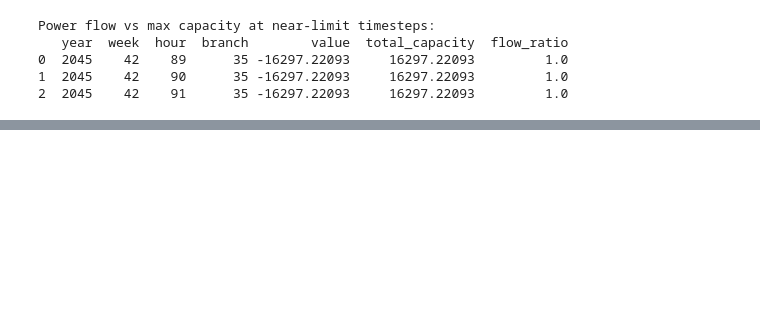
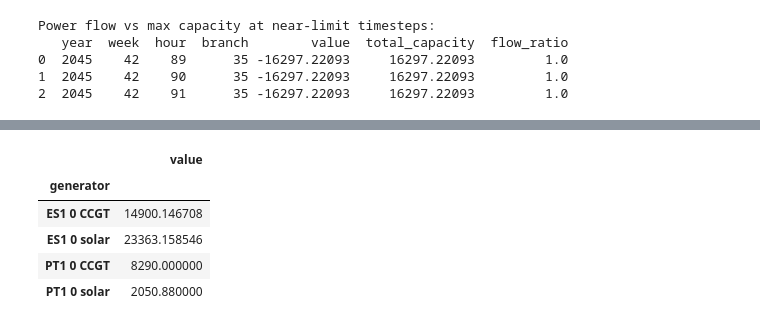
Before and after one commit to TinusAlsos/master_project, a Jupyter notebook: notebooks/analyze_duals.ipynb, the cells around one changed output, grey strips where cells are left out. Saved outputs shown, nothing was run; the diff lists cells and outputs as text; code cells hidden in the pictures; blank space fills up the shorter version.

```diff
--- a/notebooks/analyze_duals.ipynb
+++ b/notebooks/analyze_duals.ipynb
@@ -801,0 +778,9 @@ dict_keys(['battery_charge_new_max_duals', 'battery_charge_old_max_duals', 'batt
+# %%
+generator_capacity.loc[2045][generator_capacity.loc[2045]["value"] > 0]
+# %% [output]
+|  | value |
+| generator |  |
+| ES1 0 CCGT | 14900.146708 |
+| ES1 0 solar | 23363.158546 |
+| PT1 0 CCGT | 8290.000000 |
+| PT1 0 solar | 2050.880000 |
```
Also changed, not shown: parts of 20 cells of this notebook, 29 other files.
